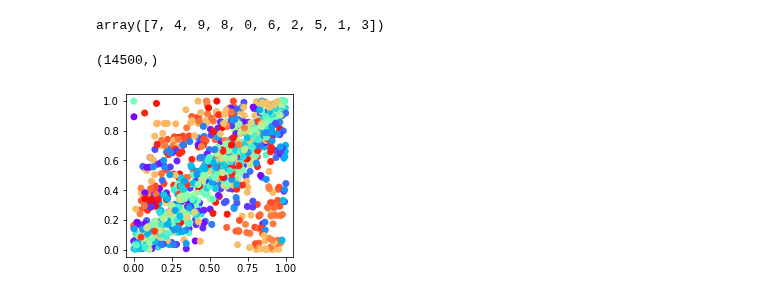
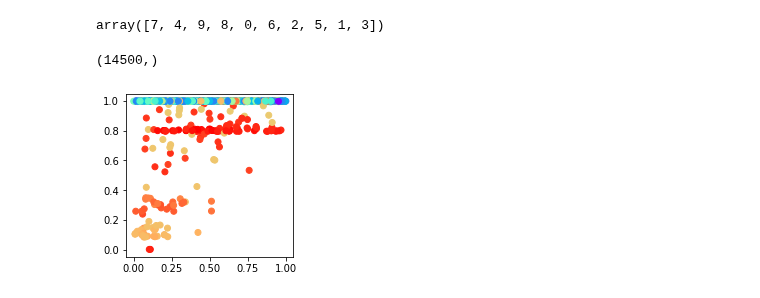
Before and after one commit to NinelK/CopulaGP, a Jupyter notebook: examples/shuttle/Shuttle.ipynb, the cells around one changed output. Cells and saved outputs as stored; diff of their text form; code cells hidden in the pictures.

```diff
--- a/examples/shuttle/Shuttle.ipynb
+++ b/examples/shuttle/Shuttle.ipynb
@@ -38,29 +65,28 @@ Y = np.zeros_like(Y_raw)
 Yt = np.zeros_like(Yt_raw)
 for i, (y,yt) in tqdm(enumerate(zip(Y_raw.T,Yt_raw.T))):
     # conditional
-    Y[:,i] = np.clip(mg.fast_signal2uniform(y,X),0.001,0.999)
-    Yt[:,i] = np.clip(mg.fast_signal2uniform(y,X,Y_=yt,X_=Xt),0.001,0.999)
-    # unconditional
-#     Y[:,i] = (np.argsort(Y_raw[:,i].flatten()).argsort()/Y_raw[:,i].size)\
-#                 .reshape(Y_raw[:,i].shape)
-#     Yt[:,i] = (np.argsort(Yt_raw[:,i].flatten()).argsort()/Yt_raw[:,i].size)\
-#                  .reshape(Yt_raw[:,i].shape)
+    Y[:,i] = mg.fast_signal2uniform(y,X,old=True)
+    Yt[:,i] = mg.fast_signal2uniform(y,X,Y_=yt,X_=Xt,old=True)
 
-# # now [0,1] -> [0.001,0.999] for computational stability
-# min = np.concatenate([y,yt]).min(0)
-# max = np.concatenate([y,yt]).max(0)
-# Y = normalize_Y(y,min,max)
-# Yt = normalize_Y(yt,min,max)
+# # unconditional
+# Y = Y_raw
+# Yt = Yt_raw
+
+# now [0,1] -> [0.001,0.999] for computational stability
+min = np.concatenate([Y,Yt]).min(0)
+max = np.concatenate([Y,Yt]).max(0)
+Y = mg.normalize_Y(Y,min,max)
+Yt = mg.normalize_Y(Yt,min,max)
 # %%
 import matplotlib.cm as cm
 
 plt.figure(figsize=(3,3))
 skip = 4
-plt.scatter(*Yt[::skip,[0,4]].T,color=cm.rainbow(Xt[::skip]))
+plt.scatter(*Yt[::skip,[0,2]].T,color=cm.rainbow(Xt[::skip]))
 X.shape
 # %% [output]
 (14500,)
-[figure, old version]
+[figure, new version]
 # %%
 ##############################
 #       Train                #
```
Also changed, not shown: parts of 12 cells of this notebook, 25 other files.
